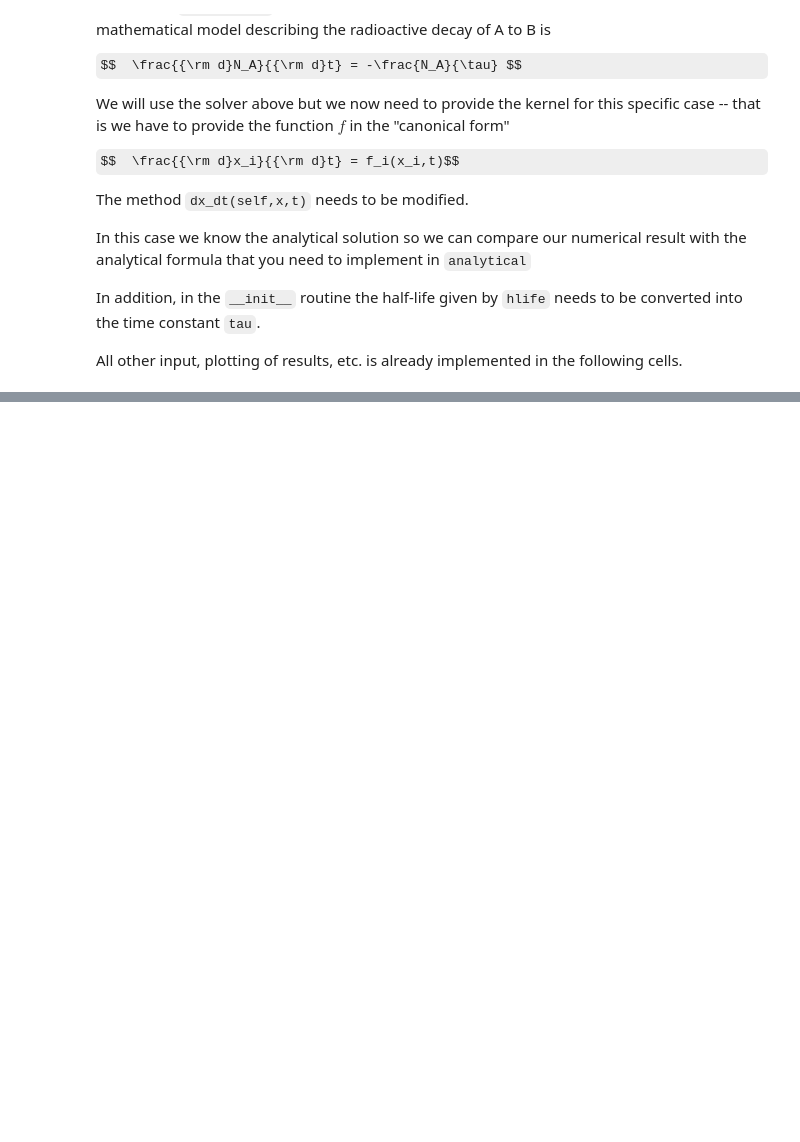
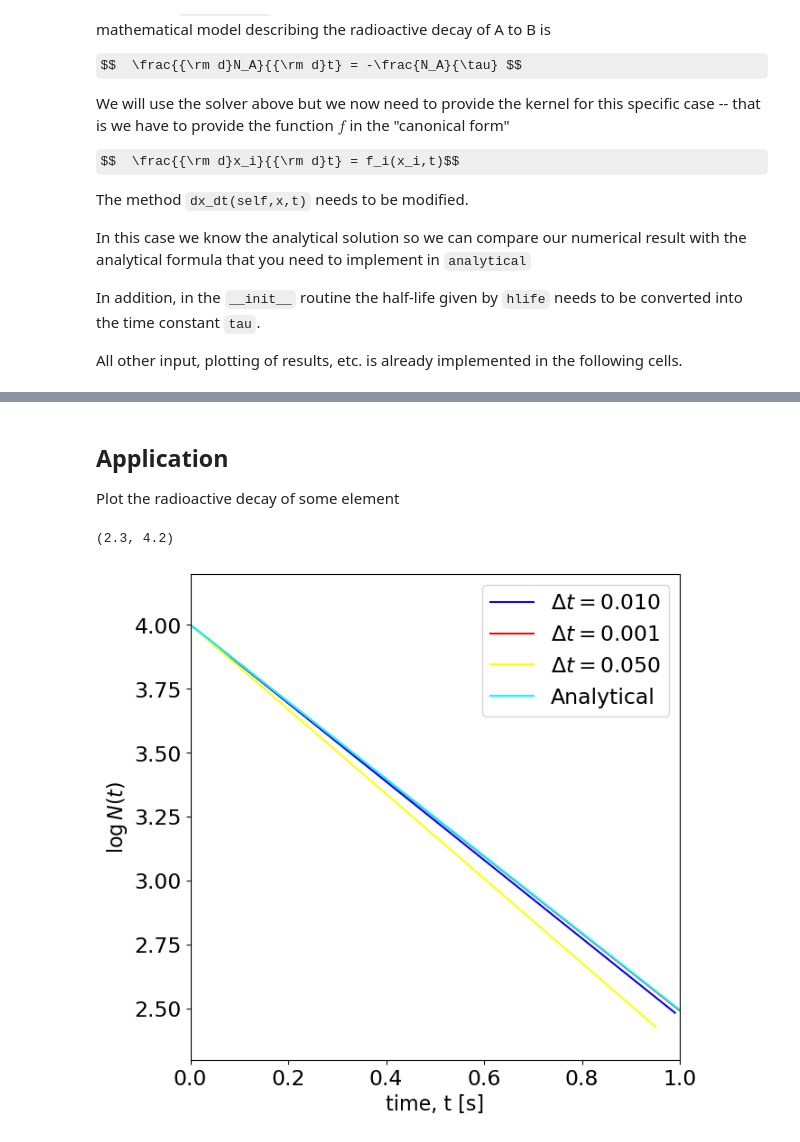
Before and after one commit to keithonpy/Scientific_Computing, a Jupyter notebook: 1. Radioactive Decay/radioactive_decay.ipynb, the cells around one changed output, grey strips where cells are left out. Cells and saved outputs as stored; diff of their text form; code cells hidden in the pictures; some formulas as TeX source; blank space fills up the shorter version.

Commit message:
update the application of radioactive decay

```diff
--- a/1. Radioactive Decay/radioactive_decay.ipynb
+++ b/1. Radioactive Decay/radioactive_decay.ipynb
@@ -152,0 +157,15 @@ Test cases for the radioactive decay
+# %%
+# this checks the kernel implementation
+r=Radioactive(0.9)
+assert np.isclose(r.dx_dt(5000,1.0),-3850.8176697774734)
+# %% [markdown]
+## Application
+
+Plot the radioactive decay of some element
+# %%
+# Initial conditions
+natoms = 10000   # Original number of elements at time t=t0
+hlife  = 0.2     # Half-life of the element
+t0     = 0.0     # Initial time
+t1     = 1.0     # Final time of simulation
+deltat = 0.01    # Size of timestep
@@ -152,0 +201,35 @@ Test cases for the radioactive decay
+# %%
+# single figure of size 7x7 cm
+fig, ax  = plt.subplots(1, 1, figsize = (7, 7))
+
+# plot first result
+label = r"$\Delta t={0:1.3f}$".format(deltat)
+ax.plot(sim1["t"], np.log10(sim1["x"]), label=label, color='blue')
+
+# plot second result
+label = r"$\Delta t={0:1.3f}$".format(deltat/10)
+ax.plot(sim2["t"], np.log10(sim2["x"]), label=label, color='red')
+
+# plot third result
+label = r"$\Delta t={0:1.3f}$".format(5*deltat)
+ax.plot(sim3["t"], np.log10(sim3["x"]), label=label, color='yellow')
+
+# Analytical result
+t  = np.arange(t0,t1,deltat/100)
+x  = radioactive.analytical(natoms,t)
+label = 'Analytical'
+ax.plot(t, np.log10(x), label=label, color='cyan')
+
+# generate legend
+ax.legend()
+
+# axis labels
+ax.set_xlabel("time, t [s]")
+ax.set_ylabel(r"$\log N(t)$")
+
+# limits
+ax.set_xlim([0,1])
+ax.set_ylim([2.3,4.2])
+# %% [output]
+(2.3, 4.2)
+[figure, added]
```
Also changed, not shown: parts of 23 cells of this notebook.
